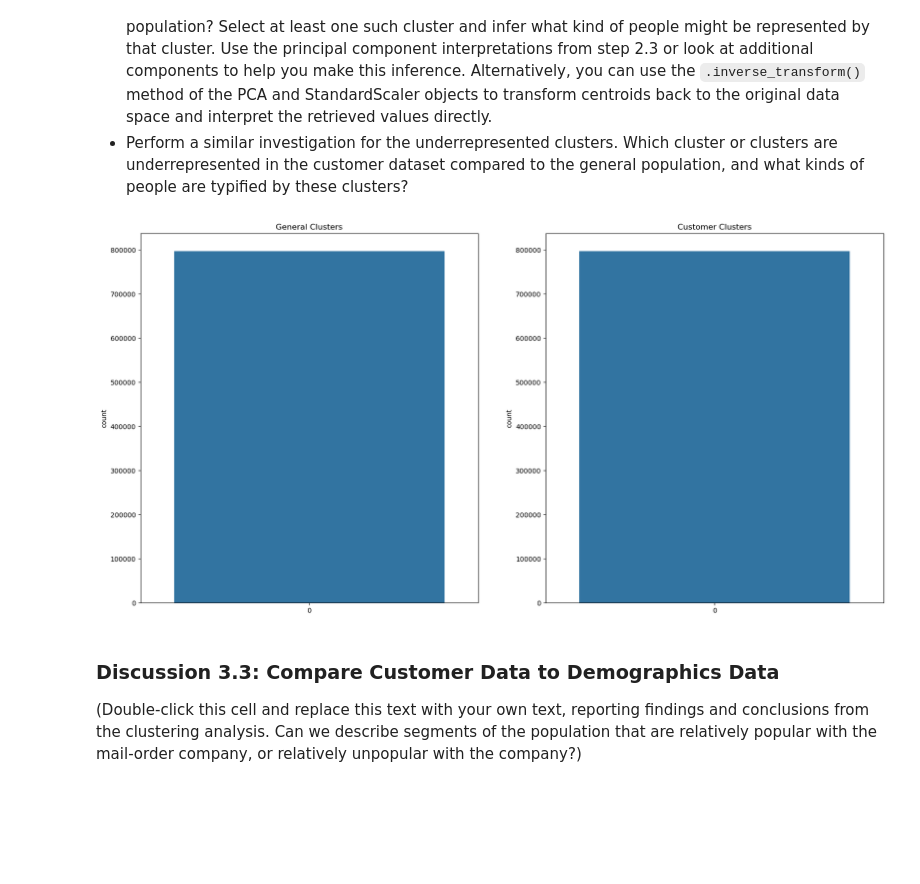
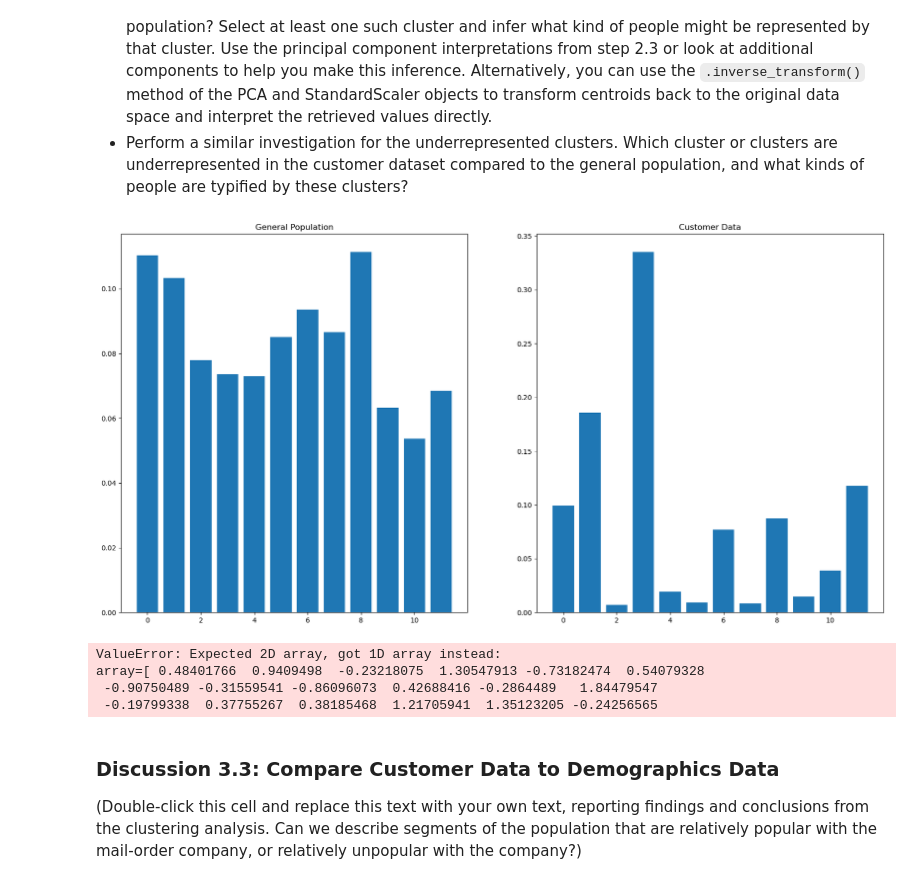
Before and after one commit to fayezalkh/Project-Identify-Customer-Segments, a Jupyter notebook: Identify_Customer_Segments.ipynb, the cells around one changed output. Saved outputs shown, nothing was run; the diff lists cells and outputs as text; code cells hidden in the pictures; blank space fills up the shorter version.

```diff
--- a/Identify_Customer_Segments.ipynb
+++ b/Identify_Customer_Segments.ipynb
@@ -242,5 +242,8 @@ plt.ylabel('Number of rows');
 # Write code to divide the data into two subsets based on the number of missing
 # values in each row.
 split = 20
-below_20 = azdias[row_nulls<20]
-above_20 = azdias[row_nulls>=20]
+below_20 = azdias[azdias.isnull().sum(axis=1) < 20]
+above_20 = azdias[azdias.isnull().sum(axis=1) >= 20]
+
+display(below_20.head())
+display(above_20.head())
@@ -247,7 +263,9 @@ above_20 = azdias[row_nulls>=20]
 # %%
 # Compare the distribution of values for at least five columns where there are
 # no or few missing values, between the two subsets.
-columns=null_per[null_per<20].index
-missing_columns = columns[:5]
-missing_columns
+#columns_no_null=null_per[null_per<20].index
+columns_no_null = null_per[null_per == 0]
+missing_columns = columns_no_null[:5]
+complete_cols_names = missing_columns.keys().tolist()
+complete_cols_names
 # %% [output]
@@ -634,7 +661,7 @@ def clean_data(df, feat_info):
     below_20 = below_20.select_dtypes(["int", "float"])
     #imputer = SimpleImputer(strategy = 'most_frequent')
     #matrix_values = imputer.fit_transform(below_20)
-    below_20 = pd.DataFrame(matrix_values, columns=below_20.columns)
+    #below_20 = pd.DataFrame(below_20, columns=below_20.columns)
     # Put in code here to execute all main cleaning steps:
     # convert missing value codes into NaNs, ...
 #    for attribute, miss_index in zip(feat_info['attribute'], feat_info['missing_or_unknown']):
@@ -1061,7 +1088,8 @@ WEALTH                   float64
 LIFE_STAGE               float64
 dtype: object
 # %%
-scaled_customers = scaler.transform(cleaned_customers)
+matrix_val = imputer.transform(cleaned_customers)
+scaled_customers = scaler.transform(matrix_val)
 scaled_omers = pd.DataFrame(scaled_customers, columns=cleaned_customers.columns.tolist())
 customers_pca=retain_PCA.transform(scaled_omers)
 customer_pred = model_12.predict(customers_pca)
@@ -1081,11 +1109,22 @@ Take a look at the following points in this step:
 # %%
 # Compare the proportion of data in each cluster for the customer data to the
 # proportion of data in each cluster for the general population.
 
 fig, (ax1, ax2) = plt.subplots(1, 2, figsize=(20,10))
-sns.countplot(cluster_pred, ax=ax1)
-ax1.set_title('General Clusters');
-sns.countplot(customer_pred, ax=ax2)
-ax2.set_title('Customer Clusters');
+#sns.countplot(cluster_pred, ax=ax1)
+#ax1.set_title('General Clusters');
+#sns.countplot(customer_pred, ax=ax2)
+#ax2.set_title('Customer Clusters');
+plt.subplot(1, 2, 1)
+unique1, counts1= np.unique(cluster_pred, return_counts=True)
+counts1 = counts1/len(cluster_pred)
+plt.bar(unique1, counts1)
+plt.title('General Population');
+
+unique, counts = np.unique(customer_pred, return_counts=True)
+counts = counts/len(customer_pred)
+plt.subplot(1, 2, 2)
+plt.bar(unique, counts)
+plt.title('Customer Data');
 # %% [output]
-[figure, old version]
+[figure, new version]
@@ -1092,6 +1133,12 @@ ax2.set_title('Customer Clusters');
 # %%
 # What kinds of people are part of a cluster that is overrepresented in the
 # customer data compared to the general population?
+centroid_3 = scaler.inverse_transform(retain_PCA.inverse_transform(model_12.cluster_centers_[3]))
+# %% [output]
+ValueError: Expected 2D array, got 1D array instead:
+array=[ 0.48401766  0.9409498  -0.23218075  1.30547913 -0.73182474  0.54079328
+ -0.90750489 -0.31559541 -0.86096073  0.42688416 -0.2864489   1.84479547
+ -0.19799338  0.37755267  0.38185468  1.21705941  1.35123205 -0.24256565
 # %%
 # What kinds of people are part of a cluster that is underrepresented in the
 # customer data compared to the general population?
```
Also changed, not shown: parts of 9 cells of this notebook.
